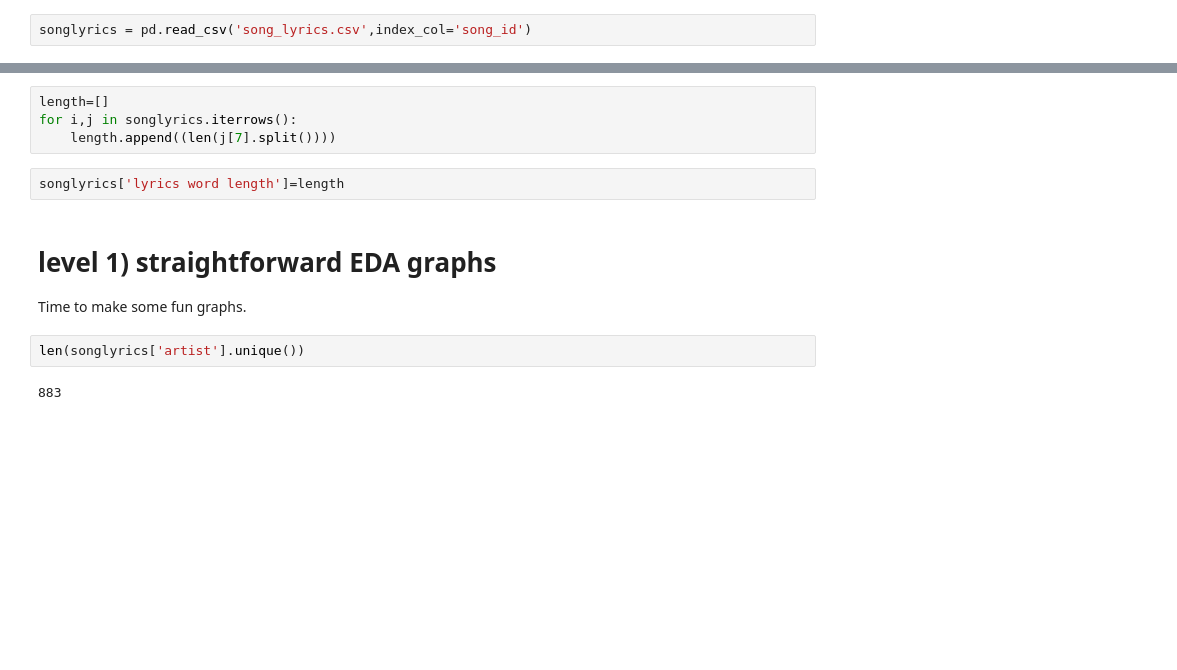
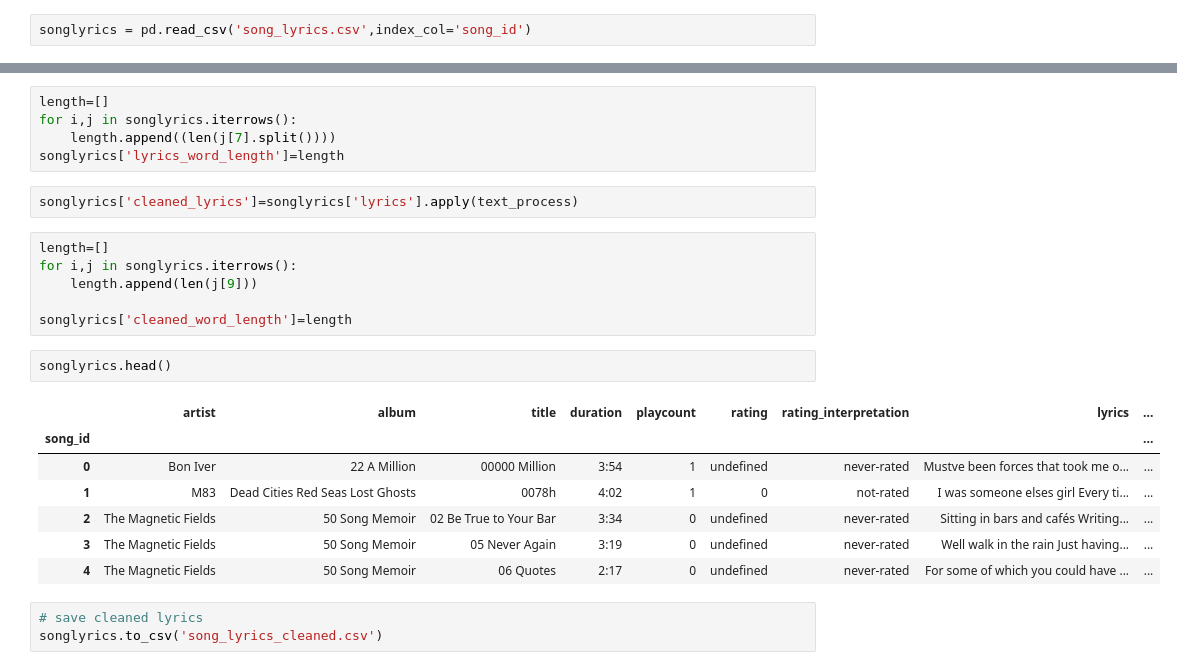
Before and after one commit to NATurner427/Turner-works, a Jupyter notebook: projects/NLP/Music analyzer.ipynb, the cells around one changed output, grey strips where cells are left out. Saved outputs shown, nothing was run; the diff lists cells and outputs as text; blank space fills up the shorter version.

```diff
--- a/projects/NLP/Music analyzer.ipynb
+++ b/projects/NLP/Music analyzer.ipynb
@@ -12,13 +276,25 @@ songlyrics = pd.read_csv('song_lyrics.csv',index_col='song_id')
 length=[]
 for i,j in songlyrics.iterrows():
     length.append((len(j[7].split())))
+songlyrics['lyrics_word_length']=length
-# %%
-songlyrics['lyrics word length']=length
-# %% [markdown]
-# level 1) straightforward EDA graphs
-
-Time to make some fun graphs.
-# %%
-len(songlyrics['artist'].unique())
-# %% [output]
-883
+# %%
+songlyrics['cleaned_lyrics']=songlyrics['lyrics'].apply(text_process)
+# %%
+length=[]
+for i,j in songlyrics.iterrows():
+    length.append(len(j[9]))
+
+songlyrics['cleaned_word_length']=length
+# %%
+songlyrics.head()
+# %% [output]
+|  | artist | album | title | duration | playcount | rating | rating_interpretation | lyrics | ... |
+| song_id |  |  |  |  |  |  |  |  | ... |
+| 0 | Bon Iver | 22 A Million | 00000 Million | 3:54 | 1 | undefined | never-rated | Mustve been forces that took me o... | ... |
+| 1 | M83 | Dead Cities Red Seas Lost Ghosts | 0078h | 4:02 | 1 | 0 | not-rated | I was someone elses girl Every ti... | ... |
+| 2 | The Magnetic Fields | 50 Song Memoir | 02 Be True to Your Bar | 3:34 | 0 | undefined | never-rated | Sitting in bars and cafés Writing... | ... |
+| 3 | The Magnetic Fields | 50 Song Memoir | 05 Never Again | 3:19 | 0 | undefined | never-rated | Well walk in the rain Just having... | ... |
+| 4 | The Magnetic Fields | 50 Song Memoir | 06 Quotes | 2:17 | 0 | undefined | never-rated | For some of which you could have ... | ... |
+# %%
+# save cleaned lyrics
+songlyrics.to_csv('song_lyrics_cleaned.csv')
```
Also changed, not shown: parts of 37 cells of this notebook, 5 other files.
